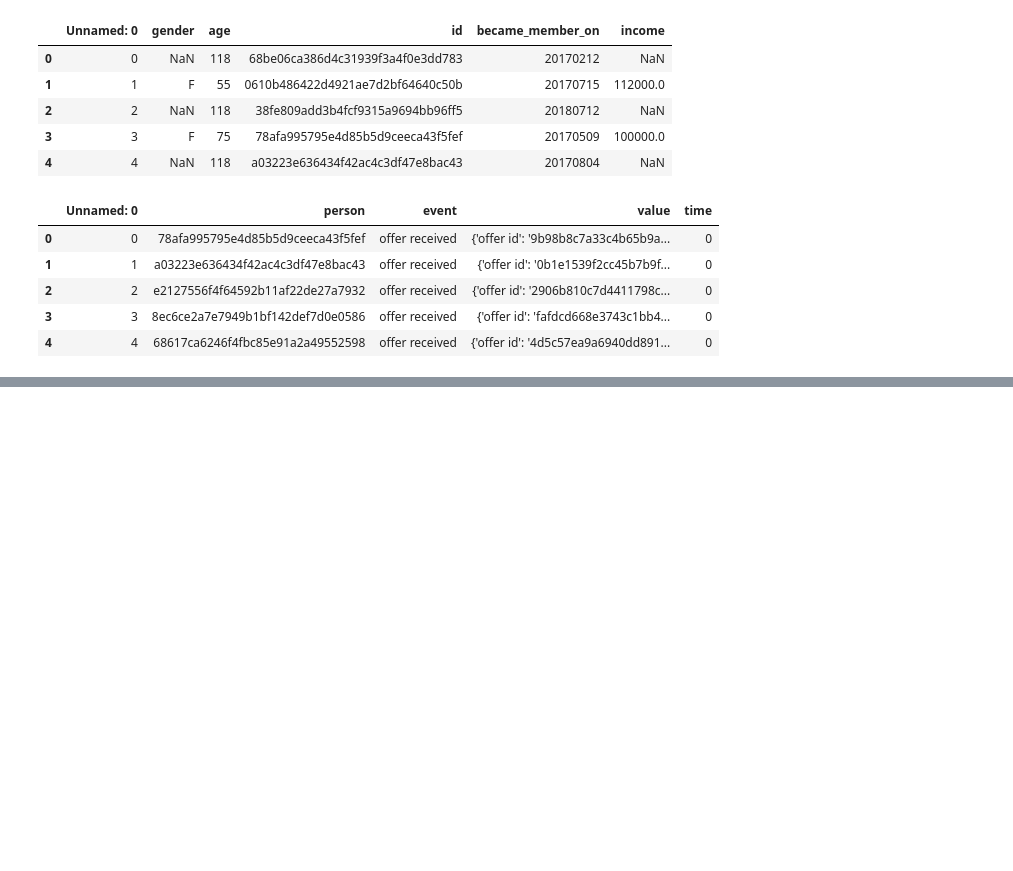
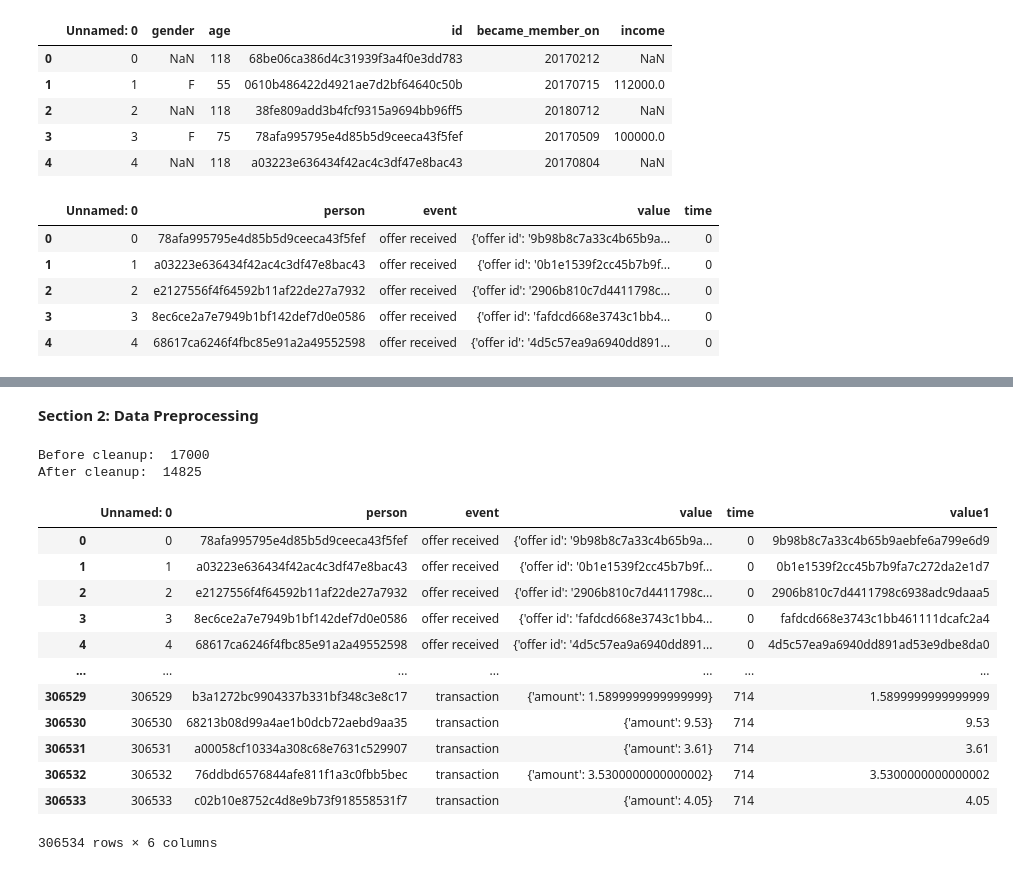
Before and after one commit to surf-guy/DSE200, a Jupyter notebook: MiniProjectStarter_Le.ipynb, the cells around one changed output, grey strips where cells are left out. Saved outputs shown, nothing was run; the diff lists cells and outputs as text; code cells hidden in the pictures; blank space fills up the shorter version.

```diff
--- a/MiniProjectStarter_Le.ipynb
+++ b/MiniProjectStarter_Le.ipynb
@@ -74,0 +157,12 @@ transcript_df.head()
+# %% [markdown]
+**Section 2:  Data Preprocessing**
+# %%
+#Clean up profile_df
+
+#remove rows with NaN in 'gender' and 'income'
+profile_df_clean = profile_df.dropna(subset=['gender', 'income'])
+print("Before cleanup: ",len(profile_df))
+print("After cleanup: ",len(profile_df_clean))
+# %% [output]
+Before cleanup:  17000
+After cleanup:  14825
@@ -74,0 +173,29 @@ transcript_df.head()
+# %%
+#transactions_df: reformat the key:value {'offer id': '9b98b8c7a33c4b65b9aebfe6a799e6d9'} into just the string value '9b98b8c7a33c4b65b9aebfe6a799e6d9'
+transcript_df_clean = transcript_df.copy()
+def parse_on_colon(s):
+    s = s.strip("{} ")                # remove curly braces and spaces
+    if ":" not in s:
+        return s
+    # split only on the first colon
+    parts = s.split(":", 1)
+    value = parts[1].strip().strip("'\" ")
+    return value
+
+transcript_df_clean["value1"] = transcript_df_clean["value"].apply(parse_on_colon)
+# %%
+transcript_df_clean
+# %% [output]
+|  | Unnamed: 0 | person | event | value | time | value1 |
+| 0 | 0 | 78afa995795e4d85b5d9ceeca43f5fef | offer received | {'offer id': '9b98b8c7a33c4b65b9a... | 0 | 9b98b8c7a33c4b65b9aebfe6a799e6d9 |
+| 1 | 1 | a03223e636434f42ac4c3df47e8bac43 | offer received | {'offer id': '0b1e1539f2cc45b7b9f... | 0 | 0b1e1539f2cc45b7b9fa7c272da2e1d7 |
+| 2 | 2 | e2127556f4f64592b11af22de27a7932 | offer received | {'offer id': '2906b810c7d4411798c... | 0 | 2906b810c7d4411798c6938adc9daaa5 |
+| 3 | 3 | 8ec6ce2a7e7949b1bf142def7d0e0586 | offer received | {'offer id': 'fafdcd668e3743c1bb4... | 0 | fafdcd668e3743c1bb461111dcafc2a4 |
+| 4 | 4 | 68617ca6246f4fbc85e91a2a49552598 | offer received | {'offer id': '4d5c57ea9a6940dd891... | 0 | 4d5c57ea9a6940dd891ad53e9dbe8da0 |
+| ... | ... | ... | ... | ... | ... | ... |
+| 306529 | 306529 | b3a1272bc9904337b331bf348c3e8c17 | transaction | {'amount': 1.5899999999999999} | 714 | 1.5899999999999999 |
+| 306530 | 306530 | 68213b08d99a4ae1b0dcb72aebd9aa35 | transaction | {'amount': 9.53} | 714 | 9.53 |
+| 306531 | 306531 | a00058cf10334a308c68e7631c529907 | transaction | {'amount': 3.61} | 714 | 3.61 |
+| 306532 | 306532 | 76ddbd6576844afe811f1a3c0fbb5bec | transaction | {'amount': 3.5300000000000002} | 714 | 3.5300000000000002 |
+| 306533 | 306533 | c02b10e8752c4d8e9b73f918558531f7 | transaction | {'amount': 4.05} | 714 | 4.05 |
+306534 rows × 6 columns
```
Also changed, not shown: parts of 6 cells of this notebook.
